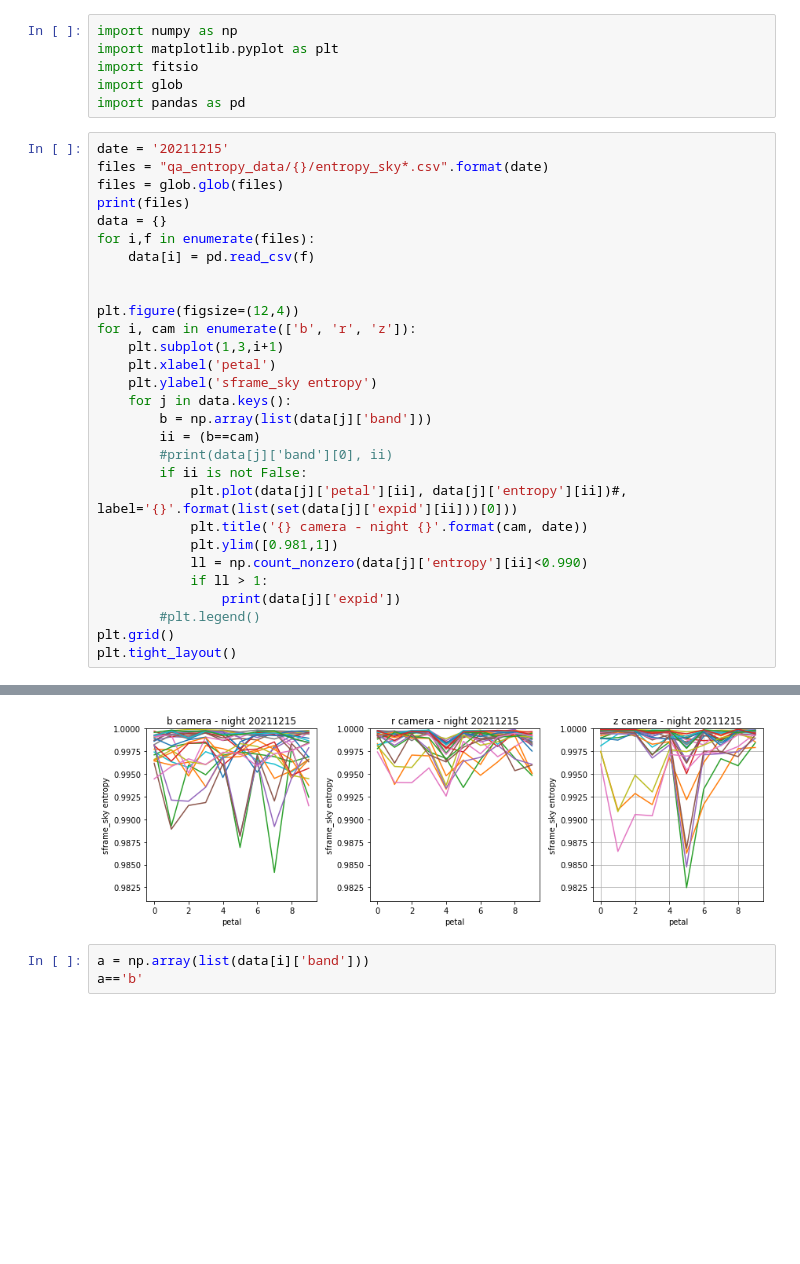
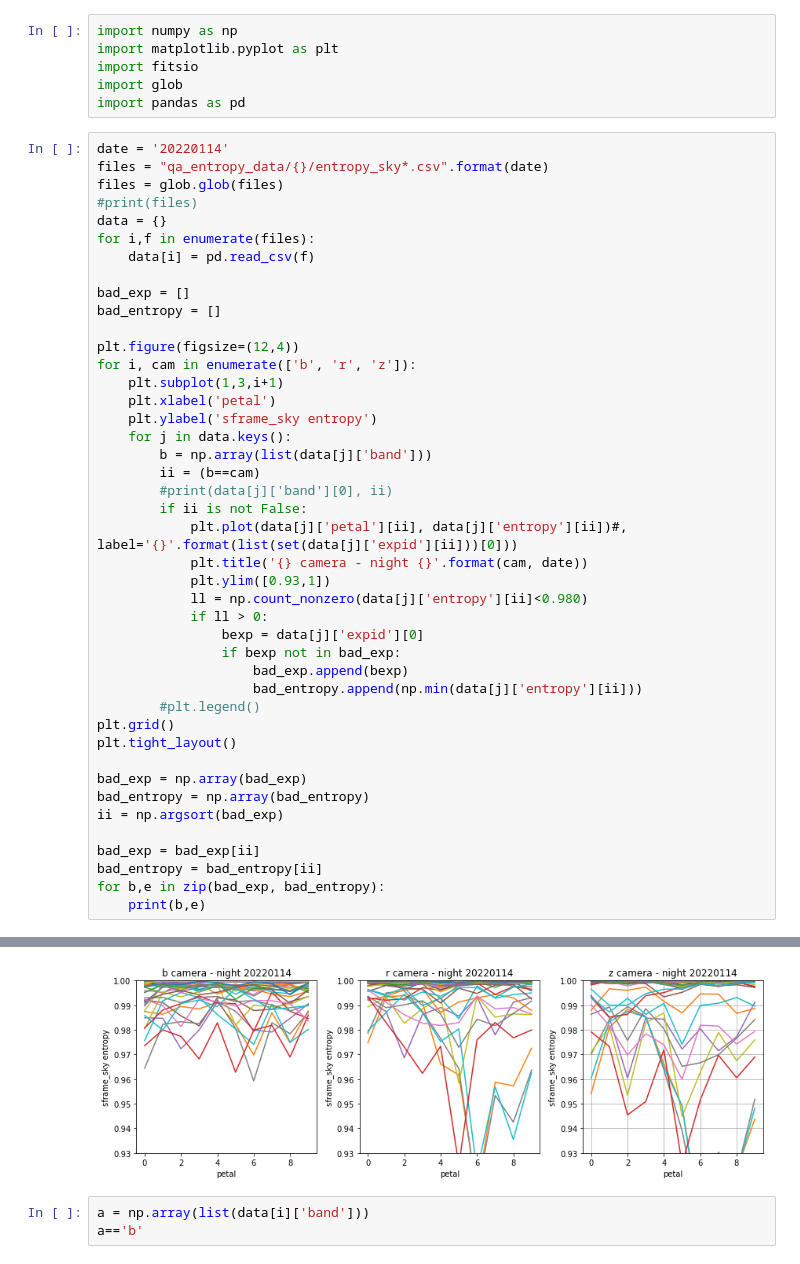
Before and after one commit to forero/SandboxDESI, a Jupyter notebook: entropy/explore_frames.ipynb, the cells around one changed output, grey strips where cells are left out. Saved outputs shown, nothing was run; the diff lists cells and outputs as text; blank space fills up the shorter version.

Commit message:
plots

```diff
--- a/entropy/explore_frames.ipynb
+++ b/entropy/explore_frames.ipynb
@@ -5,14 +5,16 @@ import fitsio
 import glob
 import pandas as pd
 # %%
-date = '20211215'
+date = '20220114'
 files = "qa_entropy_data/{}/entropy_sky*.csv".format(date)
 files = glob.glob(files)
-print(files)
+#print(files)
 data = {}
 for i,f in enumerate(files):
     data[i] = pd.read_csv(f)
 
+bad_exp = []
+bad_entropy = []
 
 plt.figure(figsize=(12,4))
 for i, cam in enumerate(['b', 'r', 'z']):
@@ -26,11 +28,23 @@ for i, cam in enumerate(['b', 'r', 'z']):
         if ii is not False:
             plt.plot(data[j]['petal'][ii], data[j]['entropy'][ii])#, label='{}'.format(list(set(data[j]['expid'][ii]))[0]))
             plt.title('{} camera - night {}'.format(cam, date))
-            plt.ylim([0.981,1])
-            ll = np.count_nonzero(data[j]['entropy'][ii]<0.990)
-            if ll > 1:
-                print(data[j]['expid'])
+            plt.ylim([0.93,1])
+            ll = np.count_nonzero(data[j]['entropy'][ii]<0.980)
+            if ll > 0:
+                bexp = data[j]['expid'][0]
+                if bexp not in bad_exp:
+                    bad_exp.append(bexp)
+                    bad_entropy.append(np.min(data[j]['entropy'][ii]))
         #plt.legend()
 plt.grid()
 plt.tight_layout()
+
+bad_exp = np.array(bad_exp)
+bad_entropy = np.array(bad_entropy)
+ii = np.argsort(bad_exp)
+
+bad_exp = bad_exp[ii]
+bad_entropy = bad_entropy[ii]
+for b,e in zip(bad_exp, bad_entropy):
+    print(b,e)
 # %% [output]
@@ -54,4 +62,4 @@ Name: expid, dtype: int64
-[figure, old version]
+[figure, new version]
 # %%
 a = np.array(list(data[i]['band']))
 a=='b'
```
Also changed, not shown: parts of 1 cell of this notebook.
